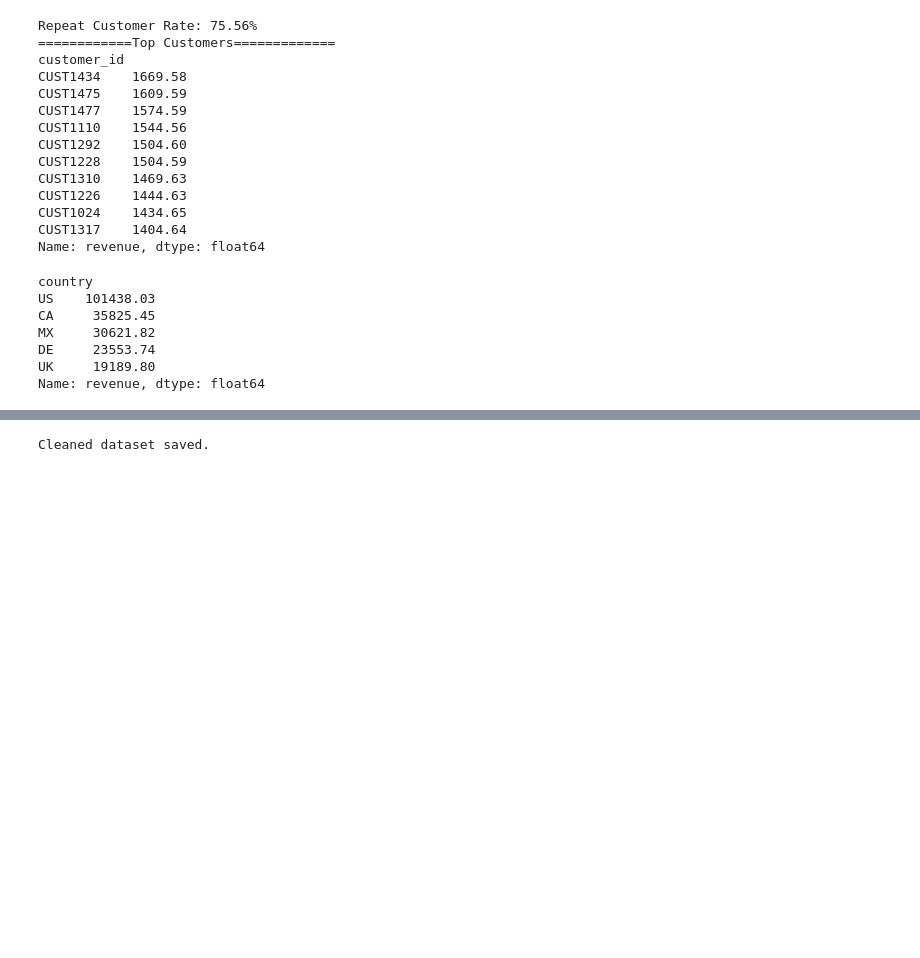
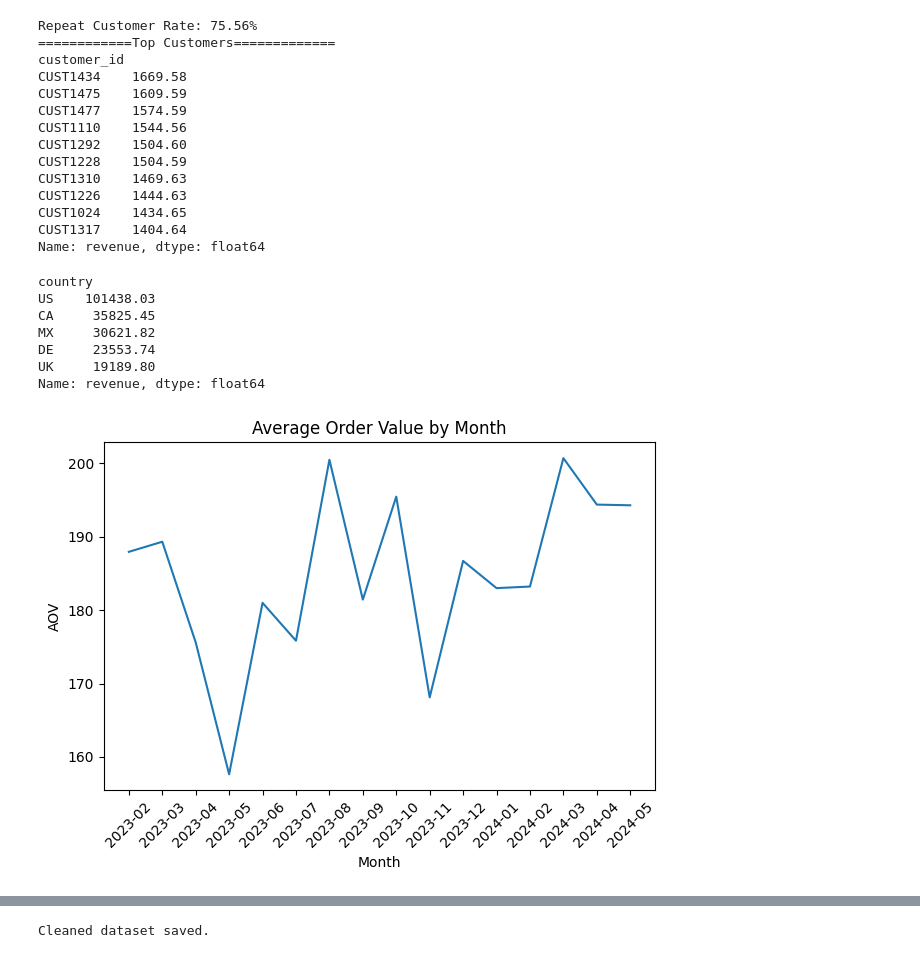
Before and after one commit to emanuel-poblano/e-commerce-sales-and-customer-analysis, a Jupyter notebook: ecommerce-analysis/notebooks/ecommerce_analysis.ipynb, the cells around one changed output, grey strips where cells are left out. Saved outputs shown, nothing was run; the diff lists cells and outputs as text; code cells hidden in the pictures; blank space fills up the shorter version.

```diff
--- a/ecommerce-analysis/notebooks/ecommerce_analysis.ipynb
+++ b/ecommerce-analysis/notebooks/ecommerce_analysis.ipynb
@@ -245,3 +245,27 @@ Name: revenue, dtype: float64
 # - Small % of customers drive majority of revenue
 # - Repeat customers spend significantly more
 # - Clear seasonality in monthly revenue
+# %%
+# Advanced Charts
+# Average Order Value by Month
+
+
+
+aov_monthly = (
+    df.groupby('order_month')
+    .apply(lambda x: x['revenue'].sum() / x['order_id'].nunique())
+    .reset_index(name='aov')
+)
+
+aov_monthly['order_month'] = aov_monthly['order_month'].astype(str)
+
+plt.figure()
+plt.plot(aov_monthly['order_month'], aov_monthly['aov'])
+plt.xticks(rotation=45)
+plt.title('Average Order Value by Month')
+plt.xlabel('Month')
+plt.ylabel('AOV')
+plt.tight_layout()
+plt.show()
+# %% [output]
+[figure, added]
```
Also changed, not shown: parts of 4 cells of this notebook, 1 other file.
